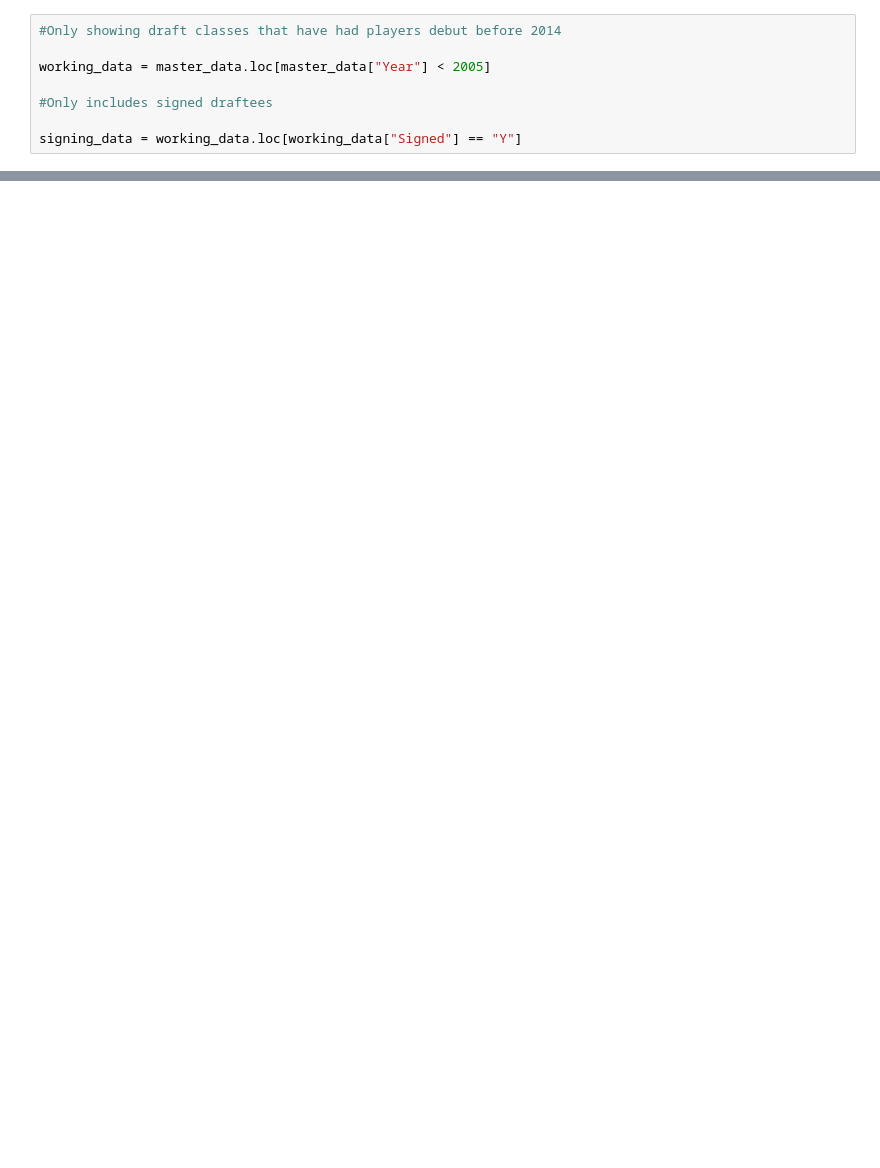
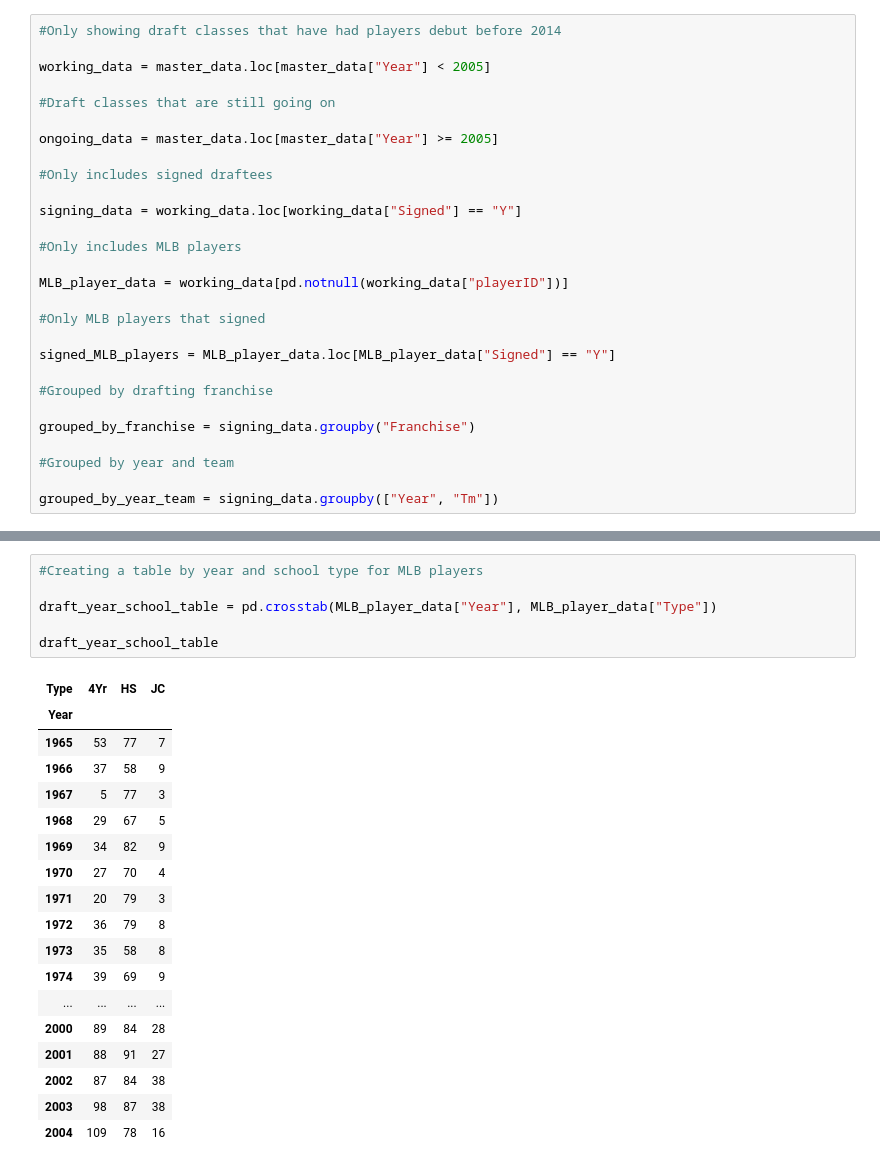
Before and after one commit to DailyAdamG/Draft-Research, a Jupyter notebook: MLB_Draft.ipynb, the cells around one changed output, grey strips where cells are left out. Saved outputs shown, nothing was run; the diff lists cells and outputs as text; blank space fills up the shorter version.

```diff
--- a/MLB_Draft.ipynb
+++ b/MLB_Draft.ipynb
@@ -26,6 +25,26 @@ master_data["WAR Group"].fillna("No Major League Experience", inplace = True)
 
 working_data = master_data.loc[master_data["Year"] < 2005]
 
+#Draft classes that are still going on
+
+ongoing_data = master_data.loc[master_data["Year"] >= 2005]
+
 #Only includes signed draftees
 
 signing_data = working_data.loc[working_data["Signed"] == "Y"]
+
+#Only includes MLB players
+
+MLB_player_data = working_data[pd.notnull(working_data["playerID"])]
+
+#Only MLB players that signed
+
+signed_MLB_players = MLB_player_data.loc[MLB_player_data["Signed"] == "Y"]
+
+#Grouped by drafting franchise
+
+grouped_by_franchise = signing_data.groupby("Franchise")
+
+#Grouped by year and team
+
+grouped_by_year_team = signing_data.groupby(["Year", "Tm"])
@@ -61,0 +182,25 @@ draft_year_war_table
+# %%
+#Creating a table by year and school type for MLB players
+
+draft_year_school_table = pd.crosstab(MLB_player_data["Year"], MLB_player_data["Type"])
+
+draft_year_school_table
+# %% [output]
+| Type | 4Yr | HS | JC |
+| Year |  |  |  |
+| 1965 | 53 | 77 | 7 |
+| 1966 | 37 | 58 | 9 |
+| 1967 | 5 | 77 | 3 |
+| 1968 | 29 | 67 | 5 |
+| 1969 | 34 | 82 | 9 |
+| 1970 | 27 | 70 | 4 |
+| 1971 | 20 | 79 | 3 |
+| 1972 | 36 | 79 | 8 |
+| 1973 | 35 | 58 | 8 |
+| 1974 | 39 | 69 | 9 |
+| ... | ... | ... | ... |
+| 2000 | 89 | 84 | 28 |
+| 2001 | 88 | 91 | 27 |
+| 2002 | 87 | 84 | 38 |
+| 2003 | 98 | 87 | 38 |
+| 2004 | 109 | 78 | 16 |
```
Also changed, not shown: parts of 15 cells of this notebook, 5 other files.
